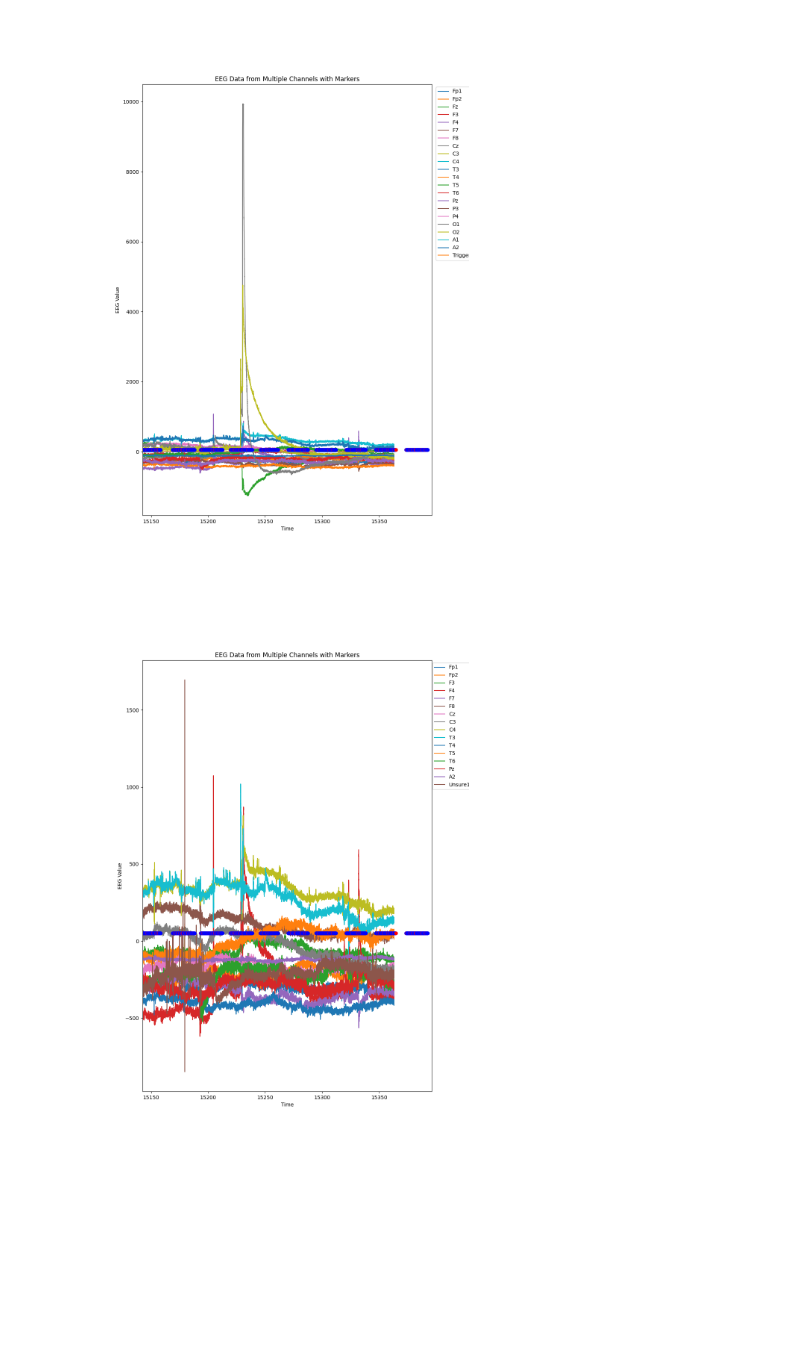
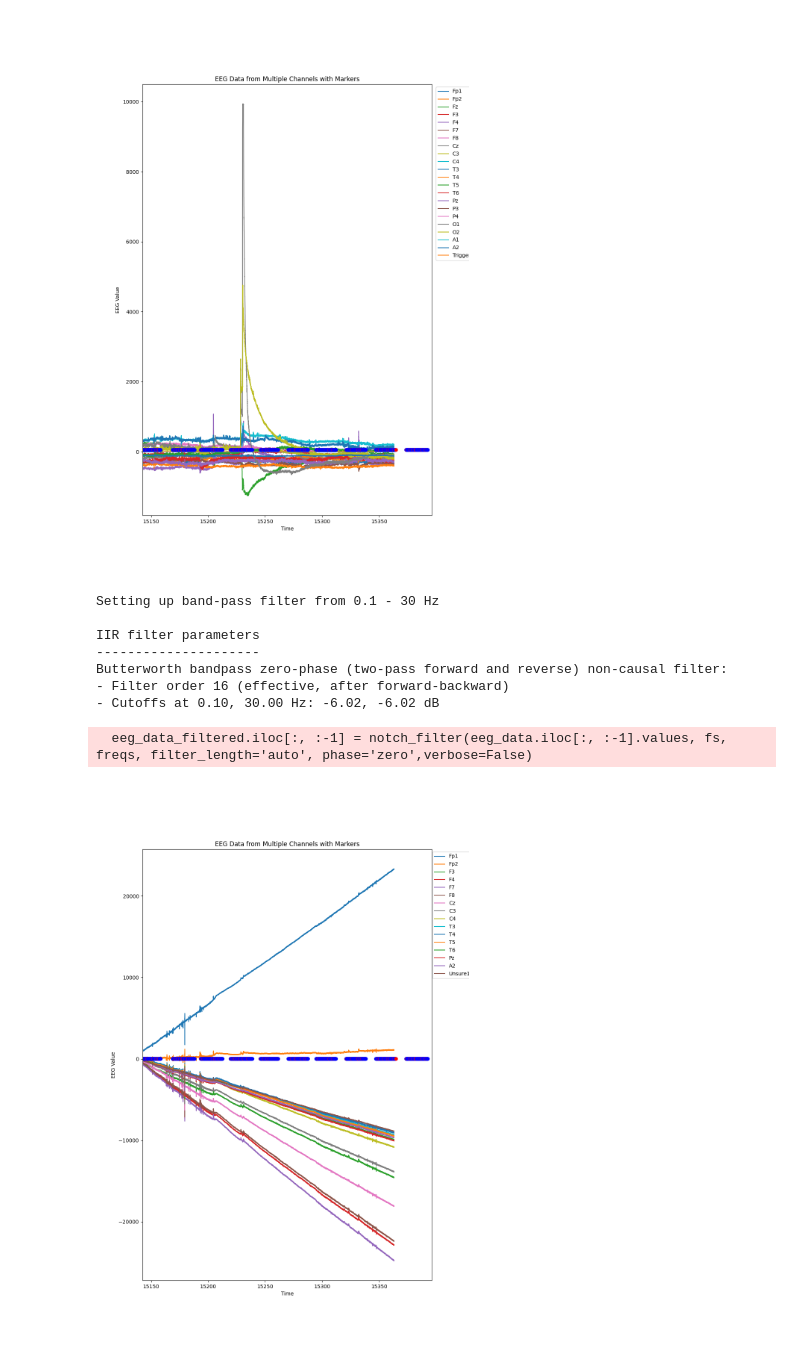
Before and after one commit to GRH-BCI/BCI-Beats-Forked, a Jupyter notebook: data_sets/paper_implementation.ipynb, the cells around one changed output. Cells and saved outputs as stored; diff of their text form; code cells hidden in the pictures; blank space fills up the shorter version.

```diff
--- a/data_sets/paper_implementation.ipynb
+++ b/data_sets/paper_implementation.ipynb
@@ -75,7 +75,9 @@ from mne import create_info, EpochsArray
 from mne.io import RawArray
 from mne.preprocessing import ICA
 from mne.filter import filter_data
+from mne.filter import notch_filter
 from mne.channels import make_standard_montage
+
 
 
 def identify_bad_channels(eeg_data, high_threshold=50000.0, low_threshold=50):
@@ -83,40 +85,56 @@ def identify_bad_channels(eeg_data, high_threshold=50000.0, low_threshold=50):
     bad_channels = variances[(variances > high_threshold) | (variances < low_threshold)].index
     return bad_channels
 
+def apply_filters(eeg_data, fs, freqs=[60, 120, 60],l_freq=0.1, h_freq=30):
+    eeg_data_filtered = eeg_data.copy()
+    eeg_data_filtered.iloc[:, :-1] = notch_filter(eeg_data.iloc[:, :-1].values, fs, freqs, verbose=False)
+    eeg_data_filtered.iloc[:, :-1] = filter_data(eeg_data_filtered.iloc[:, :-1].values, sfreq=fs, l_freq=l_freq, h_freq=h_freq, method='iir')
+    return eeg_data_filtered
+
 # Identify bad channels
 bad_channels = identify_bad_channels(eeg_data[channel_columns])
 
 # Remove bad channels from the data
+sampling_rate  = 300
 eeg_data_filtered = eeg_data.drop(columns=bad_channels)
+eeg_data_filtered = apply_filters(eeg_data_filtered, sampling_rate)
 channel_columns_filtered = eeg_data_filtered.columns[1:-1]  # Update channel columns after filtering
 
 # Plot the EEG data for all channels
 plt.figure(figsize=(10, 15))
 
 for index, channel in enumerate(channel_columns_filtered):
     if ((index+1) != 22 and (index+1) != 23):
         plt.plot(eeg_data_filtered[time_column], eeg_data_filtered[channel], label=channel)
 
 # Mark events on the EEG plot
 for index, row in markers.iterrows():
     if (len(row['Marker']) == 12): # isolate p300 markers (not 0, Trial Started, Trial Ended)
         if (str(row['Marker'])[9] == str(row['Marker'])[11]): # check if chosen stimulus is the one in the marker (to see p300 responses)
             plt.plot(row['Time'], 50, marker='o', color='r', linestyle='--')
         else:
             plt.plot(row['Time'], 50, marker='o', color='b', linestyle='--')
 
 
 
 # Set x-axis limit
 plt.xlim(left=markers.iloc[1,-1], right=markers.iloc[-1,-1])
 
 plt.xlabel('Time')
 plt.ylabel('EEG Value')
 plt.title('EEG Data from Multiple Channels with Markers')
 plt.legend(loc='upper right', bbox_to_anchor=(1.15, 1))
 plt.show()
 # %% [output]
+Setting up band-pass filter from 0.1 - 30 Hz
+
+IIR filter parameters
+---------------------
+Butterworth bandpass zero-phase (two-pass forward and reverse) non-causal filter:
+- Filter order 16 (effective, after forward-backward)
+- Cutoffs at 0.10, 30.00 Hz: -6.02, -6.02 dB
+  eeg_data_filtered.iloc[:, :-1] = notch_filter(eeg_data.iloc[:, :-1].values, fs, freqs, filter_length='auto', phase='zero',verbose=False)
-[figure, old version]
+[figure, new version]
 # %%
 from scipy.stats import ttest_ind
 import pywt
```
Also changed, not shown: parts of 4 cells of this notebook, 14 other files.
